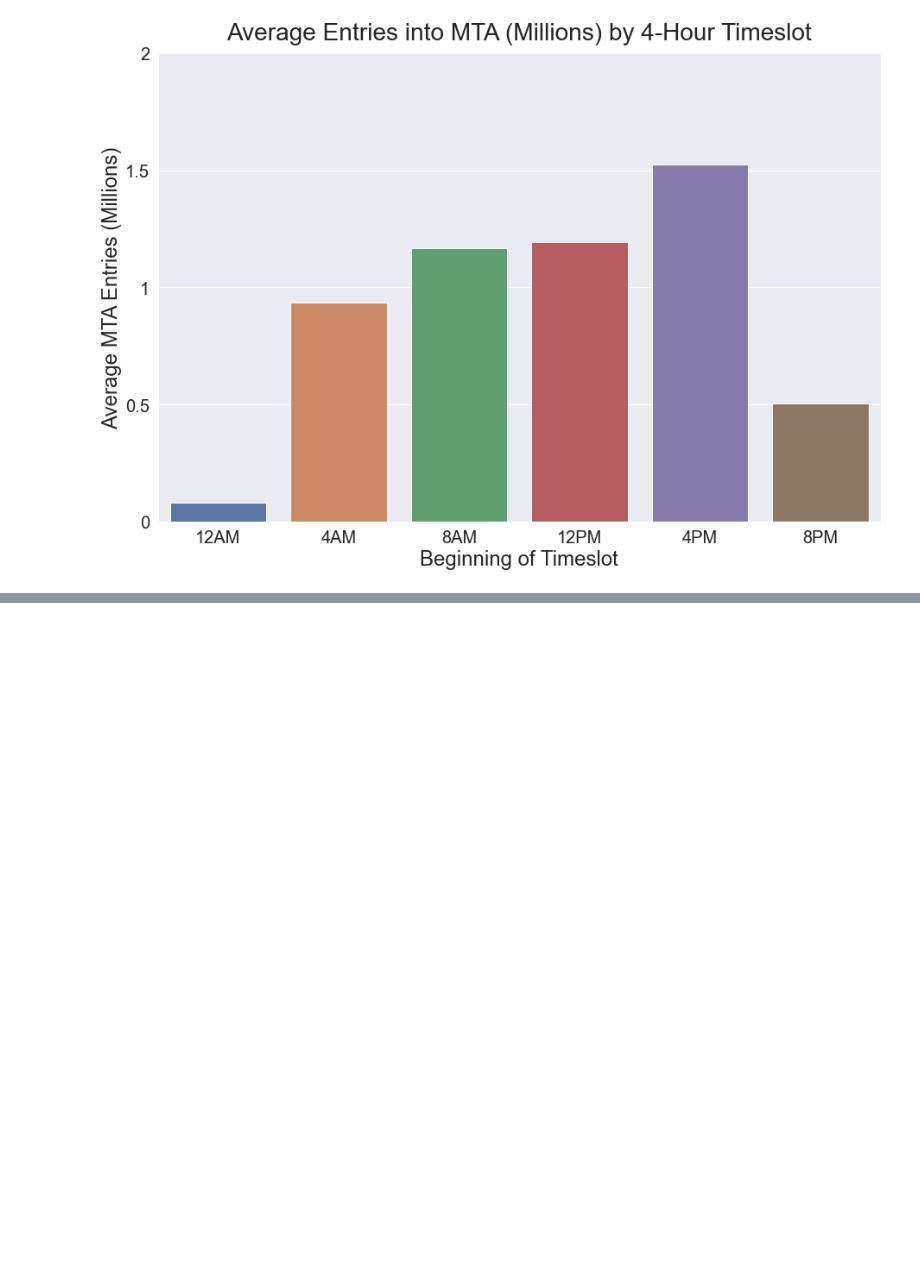
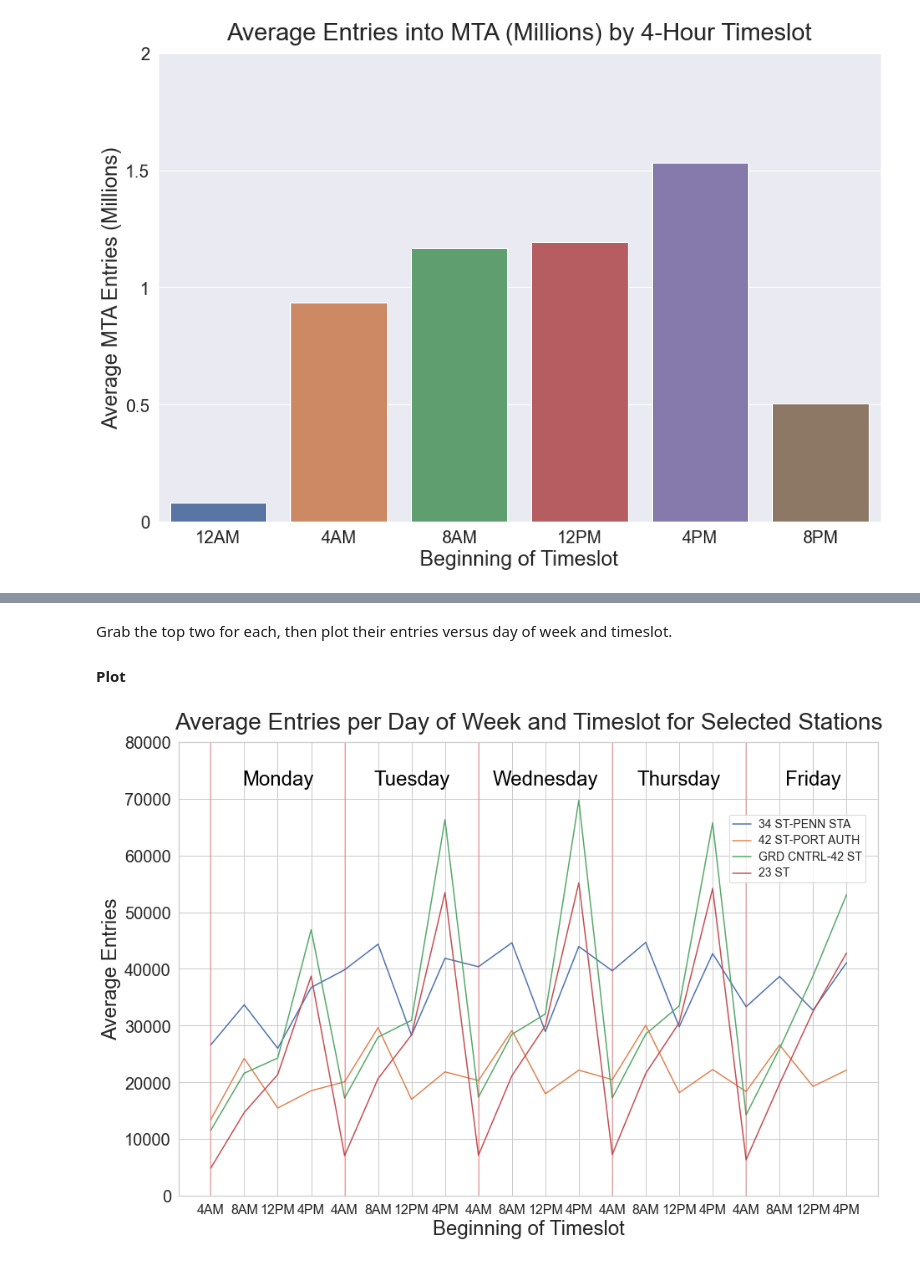
Before and after one commit to zhouandrewc/mta-project, a Jupyter notebook: project_1_mta.ipynb, the cells around one changed output, grey strips where cells are left out. Cells and saved outputs as stored; diff of their text form; code cells hidden in the pictures; blank space fills up the shorter version.

```diff
--- a/project_1_mta.ipynb
+++ b/project_1_mta.ipynb
@@ -300,7 +325,7 @@ stations_by_timeslot_weekdays = stations_by_timeslot[stations_by_timeslot['DOW_I
 # %%
 all_weekday_traffic_by_timeslot = stations_by_timeslot_weekdays.groupby(["TIME", "DATE"])["NUM_ENTRIES"]\
                                     .sum().groupby("TIME").mean()
-
+sns.set_style("dark")
 sns.set(rc={'figure.figsize':(15,10)})
 
 ax = sns.barplot(x=all_weekday_traffic_by_timeslot.index, y=all_weekday_traffic_by_timeslot)
@@ -334,0 +379,10 @@ sns.set_style("whitegrid")
+# %%
+# Create a new dataframe for ease of use; DOW_TIME isn't defined for the 12AM and 8PM timeslots.
+stations_by_date_time = pd.DataFrame(stations_by_timeslot_weekdays[(stations_by_timeslot_weekdays["TIME"] != "00:00:00") \
+                                        & (stations_by_timeslot_weekdays["TIME"] != "20:00:00")])
+
+def datetime_to_dow_time(date_time):
+    return date_time.dayofweek + (date_time.hour-4)/16
+
+stations_by_date_time["DOW_TIME"] = stations_by_date_time["DATE_TIME"].apply(datetime_to_dow_time)
+stations_by_dow_time_mean = stations_by_date_time.groupby(["STATION", "DOW_TIME", "DOW_INDEX", "TIME"])["NUM_ENTRIES"].mean()
@@ -334,0 +400,34 @@ sns.set_style("whitegrid")
+# %% [markdown]
+Grab the top two for each, then plot their entries versus day of week and timeslot.
+
+#### Plot
+# %%
+top_stations_all = ["34 ST-PENN STA", "42 ST-PORT AUTH", "GRD CNTRL-42 ST", "23 ST"]
+top_stations_by_dow_time_mean = stations_by_dow_time_mean.loc[top_stations_all].reset_index()
+
+sns.set_style("whitegrid")
+ax = sns.lineplot(data=top_stations_by_dow_time_mean, x="DOW_TIME", y="NUM_ENTRIES", hue="STATION");
+
+ax.set_title("Average Entries per Day of Week and Timeslot for Selected Stations", fontsize=28, pad=15)
+ax.set_xlabel("Beginning of Timeslot", fontsize = 24)
+ax.set_ylabel("Average Entries", fontsize=24)
+
+# Label the x-ticks with the corresponding times; we will label the day of the week on the plot itself
+ax.set_xticks(np.linspace(0, 4.75, 20))
+ax.set_xticklabels(np.array([["4AM", "8AM", "12PM", "4PM"] * 5]).flatten(), fontsize=16);
+
+ax.yaxis.set_ticks(np.arange(0, 80000+1, 10000))
+ax.set_yticklabels(ax.get_yticks(), fontsize=20)
+ax.set(ylim=(0, 80000));
+
+weekdays = ["Monday", "Tuesday", "Wednesday", "Thursday", "Friday"]
+
+# Draw vertical lines on plot to separate different weekdays and label each resultant column
+for i in range(5):
+    ax.axvline(i, 0, 10, alpha=0.25, color="red")
+    ax.text(0.5 + i, 75000, weekdays[i], va="top", ha="center", size='medium', fontsize="24", color='black')
+
+plt.legend(bbox_to_anchor=(0.78, 0.85))
+plt.setp(ax.get_legend().get_texts(), fontsize='14');
+# %% [output]
+[figure, added]
```
Also changed, not shown: parts of 55 cells of this notebook.
